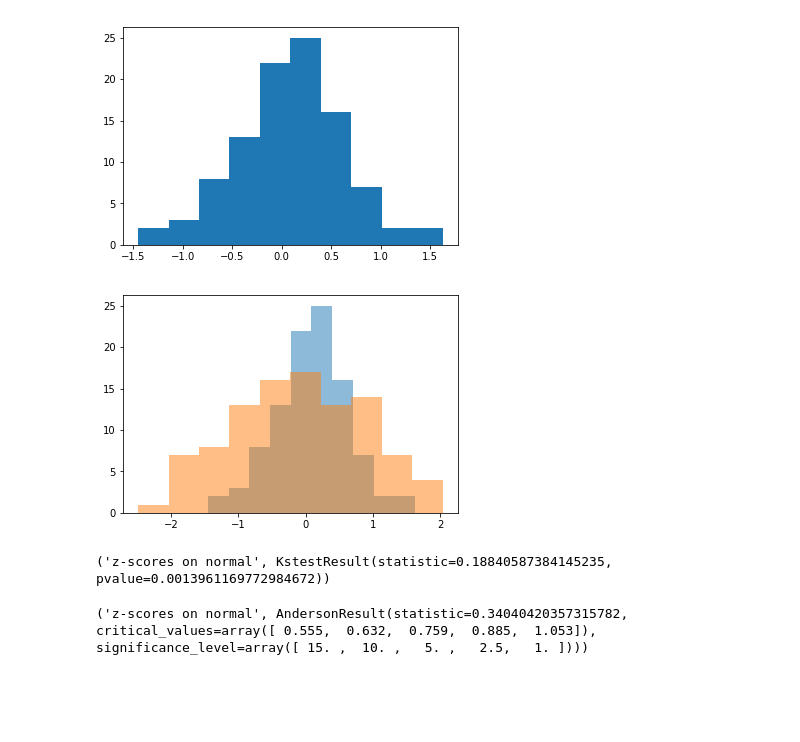
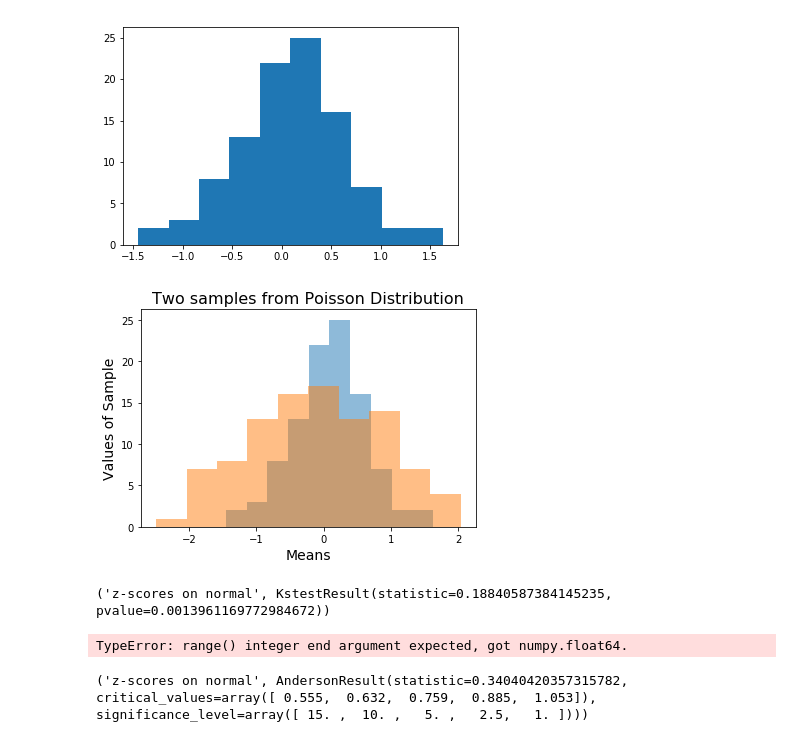
Before and after one commit to tma353/PUI2017_tma353, a Jupyter notebook: HW5_tma353/HW5_1.ipynb, the cells around one changed output. Drawn from its saved outputs; the diff is of its cells as text; code cells hidden in the pictures; blank space fills up the shorter version.

```diff
--- a/HW5_tma353/HW5_1.ipynb
+++ b/HW5_tma353/HW5_1.ipynb
@@ -83,16 +82,30 @@ plt.hist(zscores); # plot z scores
 # %%
 np.random.seed(100)
 N_0 = np.random.normal(0, 1, 100)
 plt.hist(zscores, alpha = .5)
 plt.hist(N_0, alpha = .5);
+pl.title("Two samples from Poisson Distribution", size = 16)
+pl.xlabel('Means', size = 14);
+pl.ylabel('Values of Sample', size = 14);
 # %% [output]
-[figure, old version]
+[figure, new version]
 # %%
 # gaussian mean = 0, std dev = 1, high z score
 # %%
 print ("z-scores on normal", scipy.stats.kstest(zscores, 'norm'))
 # %% [output]
 ('z-scores on normal', KstestResult(statistic=0.18840587384145235, pvalue=0.0013961169772984672))
+# %%
+
+np.random.seed(999)
+zScores = np.zeros(n,float)
+
+for i in range(n):
+    zScores[i] = (mean - sMeans[i]) / sigma * sqrt(n)
+
+gauss = np.random.normal(0, 1, 100)
+# %% [output]
+TypeError: range() integer end argument expected, got numpy.float64.
 # %%
 # ks test, p-value is 0.001, alpha was 0.05 we accept Ho
 # %%
```
Also changed, not shown: parts of 6 cells of this notebook.
